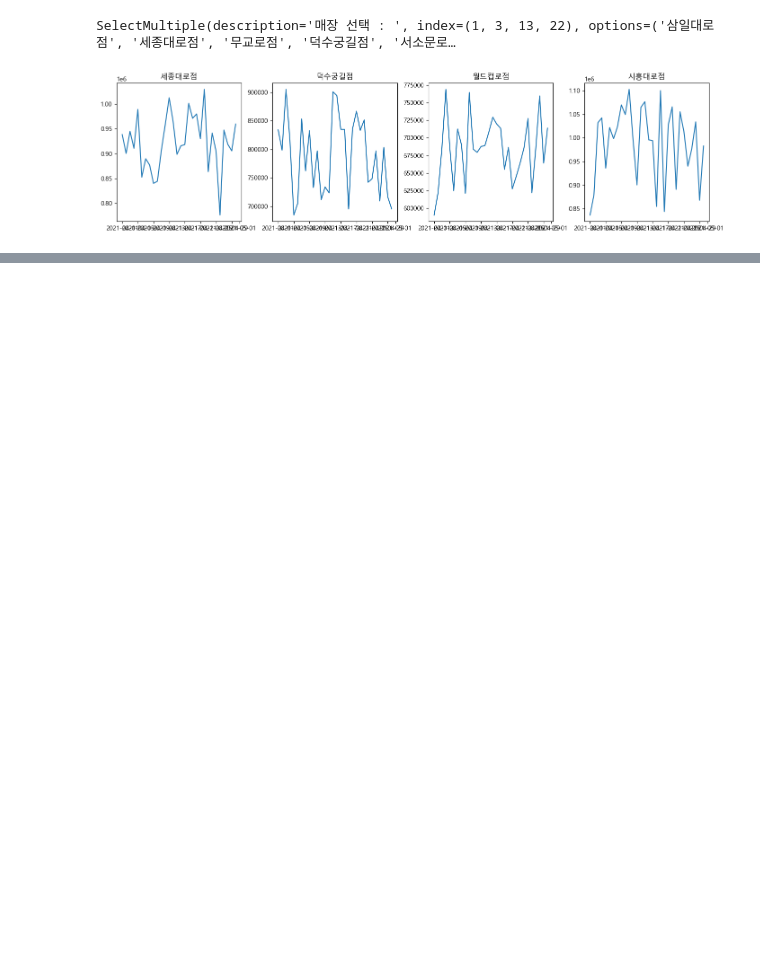
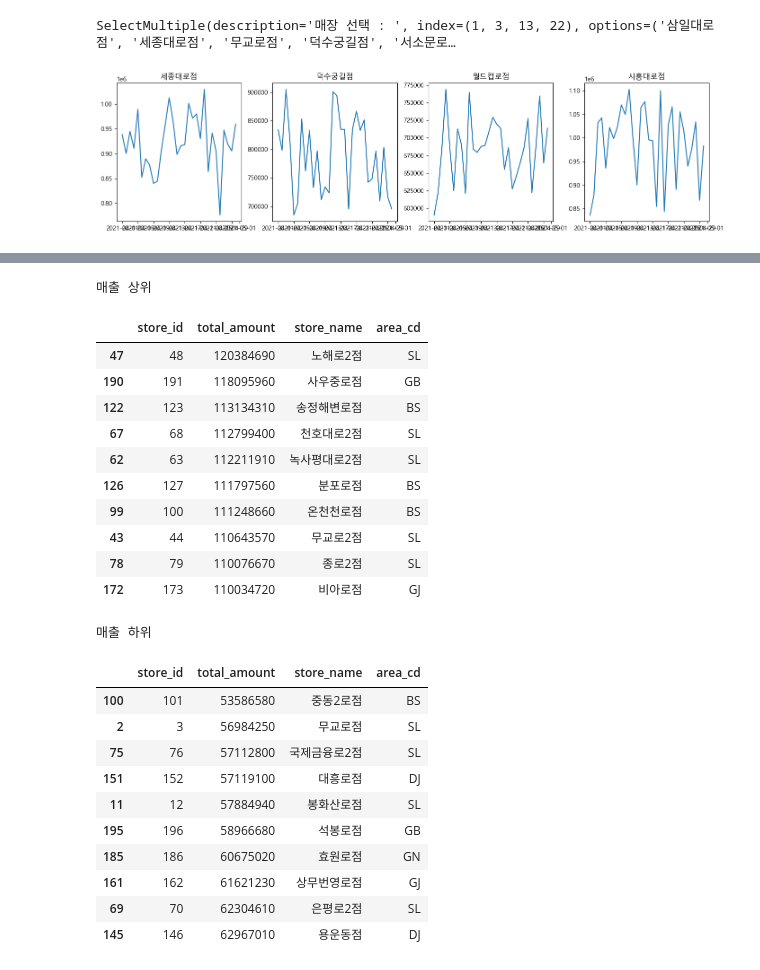
Before and after one commit to yumioh/data_analysis_lab, a Jupyter notebook: ML_100/chapter3.ipynb, the cells around one changed output, grey strips where cells are left out. Saved outputs shown, nothing was run; the diff lists cells and outputs as text; code cells hidden in the pictures; blank space fills up the shorter version.

```diff
--- a/ML_100/chapter3.ipynb
+++ b/ML_100/chapter3.ipynb
@@ -234,0 +382,33 @@ TypeError: Cannot perform 'rand_' with a dtyped [bool] array and scalar of type
+# %%
+summary_df = order_all.loc[order_all['status'].isin([1,2])]
+store_summary_df = summary_df.groupby(['store_id'])['total_amount'].sum()
+store_summary_df = pd.merge(store_summary_df, m_store, on='store_id', how = 'left')
+print("매출 상위")
+display(store_summary_df.sort_values('total_amount', ascending=False).head(10))
+print("매출 하위")
+display(store_summary_df.sort_values('total_amount', ascending=True).head(10))
+# %% [output]
+매출 상위
+|  | store_id | total_amount | store_name | area_cd |
+| 47 | 48 | 120384690 | 노해로2점 | SL |
+| 190 | 191 | 118095960 | 사우중로점 | GB |
+| 122 | 123 | 113134310 | 송정해변로점 | BS |
+| 67 | 68 | 112799400 | 천호대로2점 | SL |
+| 62 | 63 | 112211910 | 녹사평대로2점 | SL |
+| 126 | 127 | 111797560 | 분포로점 | BS |
+| 99 | 100 | 111248660 | 온천천로점 | BS |
+| 43 | 44 | 110643570 | 무교로2점 | SL |
+| 78 | 79 | 110076670 | 종로2점 | SL |
+| 172 | 173 | 110034720 | 비아로점 | GJ |
+매출 하위
+|  | store_id | total_amount | store_name | area_cd |
+| 100 | 101 | 53586580 | 중동2로점 | BS |
+| 2 | 3 | 56984250 | 무교로점 | SL |
+| 75 | 76 | 57112800 | 국제금융로2점 | SL |
+| 151 | 152 | 57119100 | 대흥로점 | DJ |
+| 11 | 12 | 57884940 | 봉화산로점 | SL |
+| 195 | 196 | 58966680 | 석봉로점 | GB |
+| 185 | 186 | 60675020 | 효원로점 | GN |
+| 161 | 162 | 61621230 | 상무번영로점 | GJ |
+| 69 | 70 | 62304610 | 은평로2점 | SL |
+| 145 | 146 | 62967010 | 용운동점 | DJ |
```
Also changed, not shown: parts of 9 cells of this notebook.
